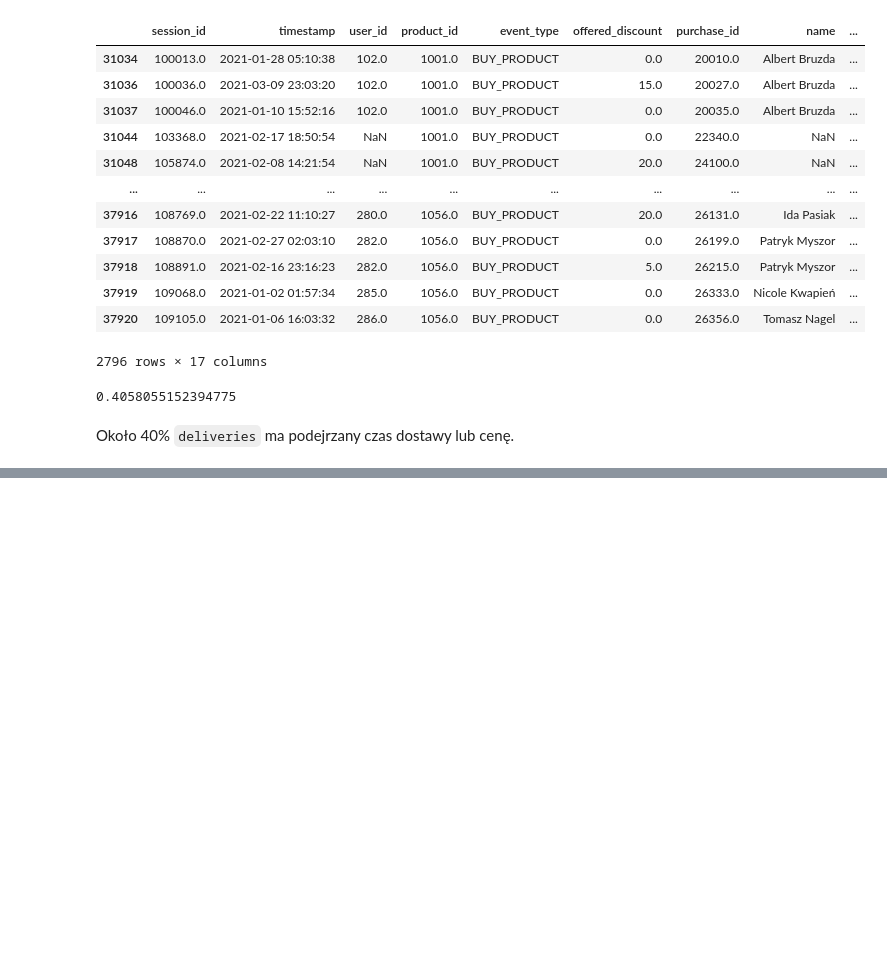
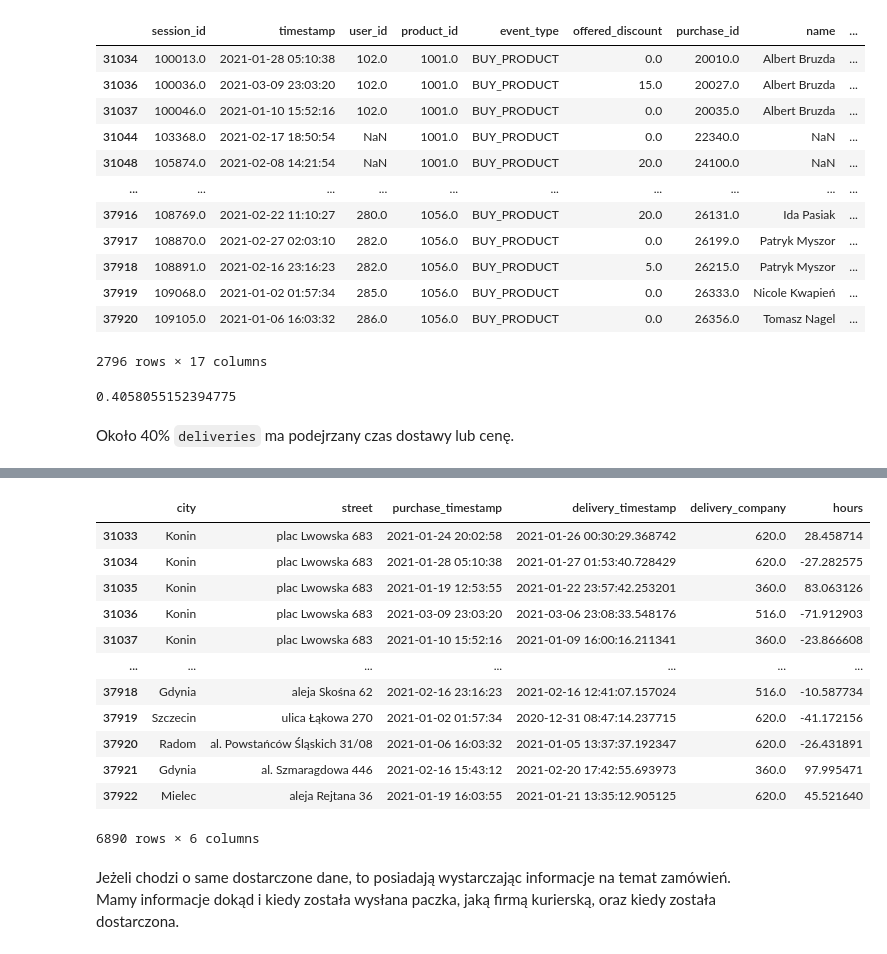
Before and after one commit to brodzik/ium-project, a Jupyter notebook: notebooks/1. Exploratory Data Analysis.ipynb, the cells around one changed output, grey strips where cells are left out. Saved outputs shown, nothing was run; the diff lists cells and outputs as text; code cells hidden in the pictures; blank space fills up the shorter version.

```diff
--- a/notebooks/1. Exploratory Data Analysis.ipynb
+++ b/notebooks/1. Exploratory Data Analysis.ipynb
@@ -513,0 +495,19 @@ Około 40% `deliveries` ma podejrzany czas dostawy lub cenę.
+# %%
+data.drop(["timestamp", "user_id", "name", "event_type", "session_id", "product_id", "offered_discount", "purchase_id", "product_name", "category_path", "price"], axis=1, inplace=True)
+data
+# %% [output]
+|  | city | street | purchase_timestamp | delivery_timestamp | delivery_company | hours |
+| 31033 | Konin | plac Lwowska 683 | 2021-01-24 20:02:58 | 2021-01-26 00:30:29.368742 | 620.0 | 28.458714 |
+| 31034 | Konin | plac Lwowska 683 | 2021-01-28 05:10:38 | 2021-01-27 01:53:40.728429 | 620.0 | -27.282575 |
+| 31035 | Konin | plac Lwowska 683 | 2021-01-19 12:53:55 | 2021-01-22 23:57:42.253201 | 360.0 | 83.063126 |
+| 31036 | Konin | plac Lwowska 683 | 2021-03-09 23:03:20 | 2021-03-06 23:08:33.548176 | 516.0 | -71.912903 |
+| 31037 | Konin | plac Lwowska 683 | 2021-01-10 15:52:16 | 2021-01-09 16:00:16.211341 | 360.0 | -23.866608 |
+| ... | ... | ... | ... | ... | ... | ... |
+| 37918 | Gdynia | aleja Skośna 62 | 2021-02-16 23:16:23 | 2021-02-16 12:41:07.157024 | 516.0 | -10.587734 |
+| 37919 | Szczecin | ulica Łąkowa 270 | 2021-01-02 01:57:34 | 2020-12-31 08:47:14.237715 | 620.0 | -41.172156 |
+| 37920 | Radom | al. Powstańców Śląskich 31/08 | 2021-01-06 16:03:32 | 2021-01-05 13:37:37.192347 | 620.0 | -26.431891 |
+| 37921 | Gdynia | al. Szmaragdowa 446 | 2021-02-16 15:43:12 | 2021-02-20 17:42:55.693973 | 360.0 | 97.995471 |
+| 37922 | Mielec | aleja Rejtana 36 | 2021-01-19 16:03:55 | 2021-01-21 13:35:12.905125 | 620.0 | 45.521640 |
+6890 rows × 6 columns
+# %% [markdown]
+Jeżeli chodzi o same dostarczone dane, to posiadają wystarczając informacje na temat zamówień. Mamy informacje dokąd i kiedy została wysłana paczka, jaką firmą kurierską, oraz kiedy została dostarczona.
```
Also changed, not shown: parts of 35 cells of this notebook.
